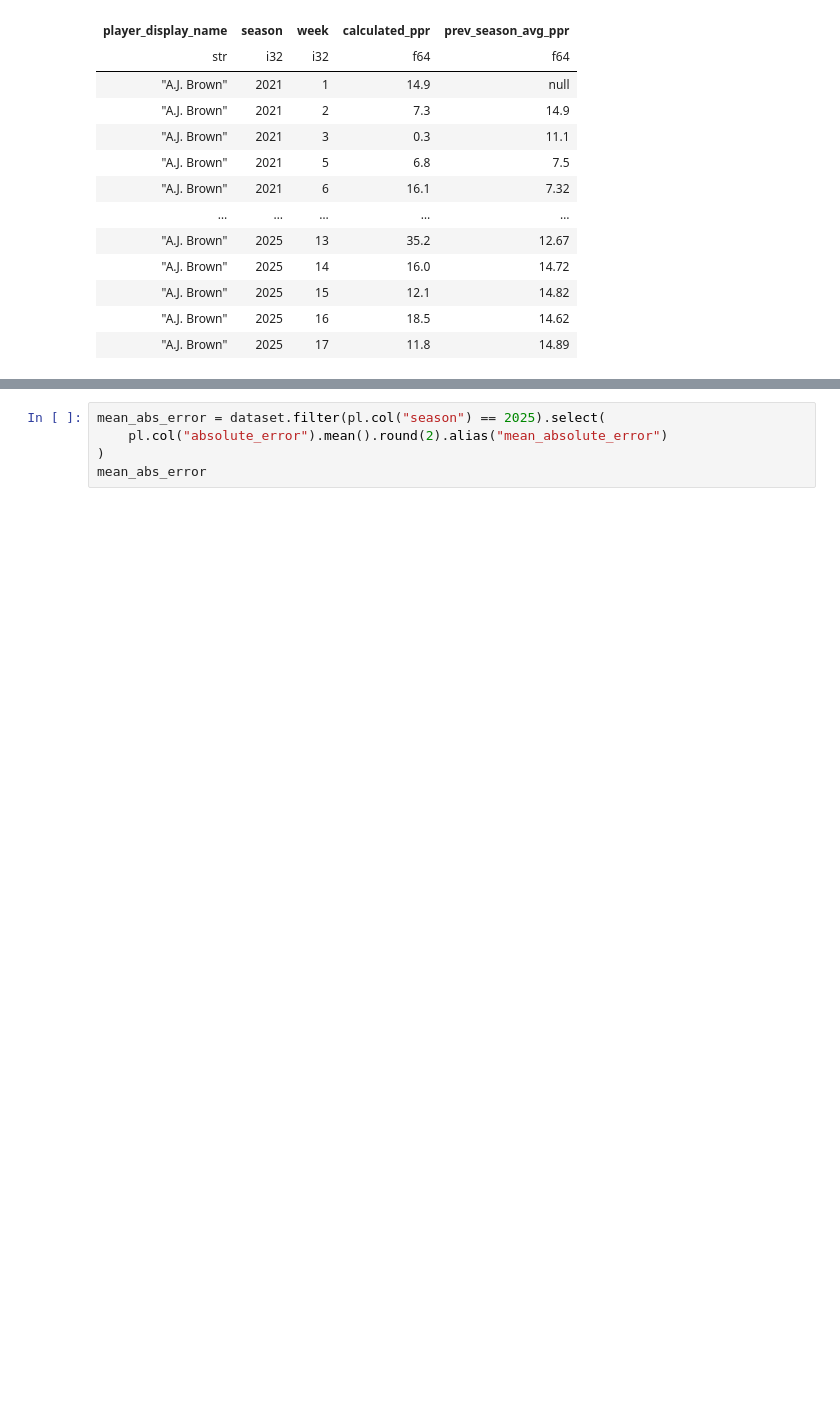
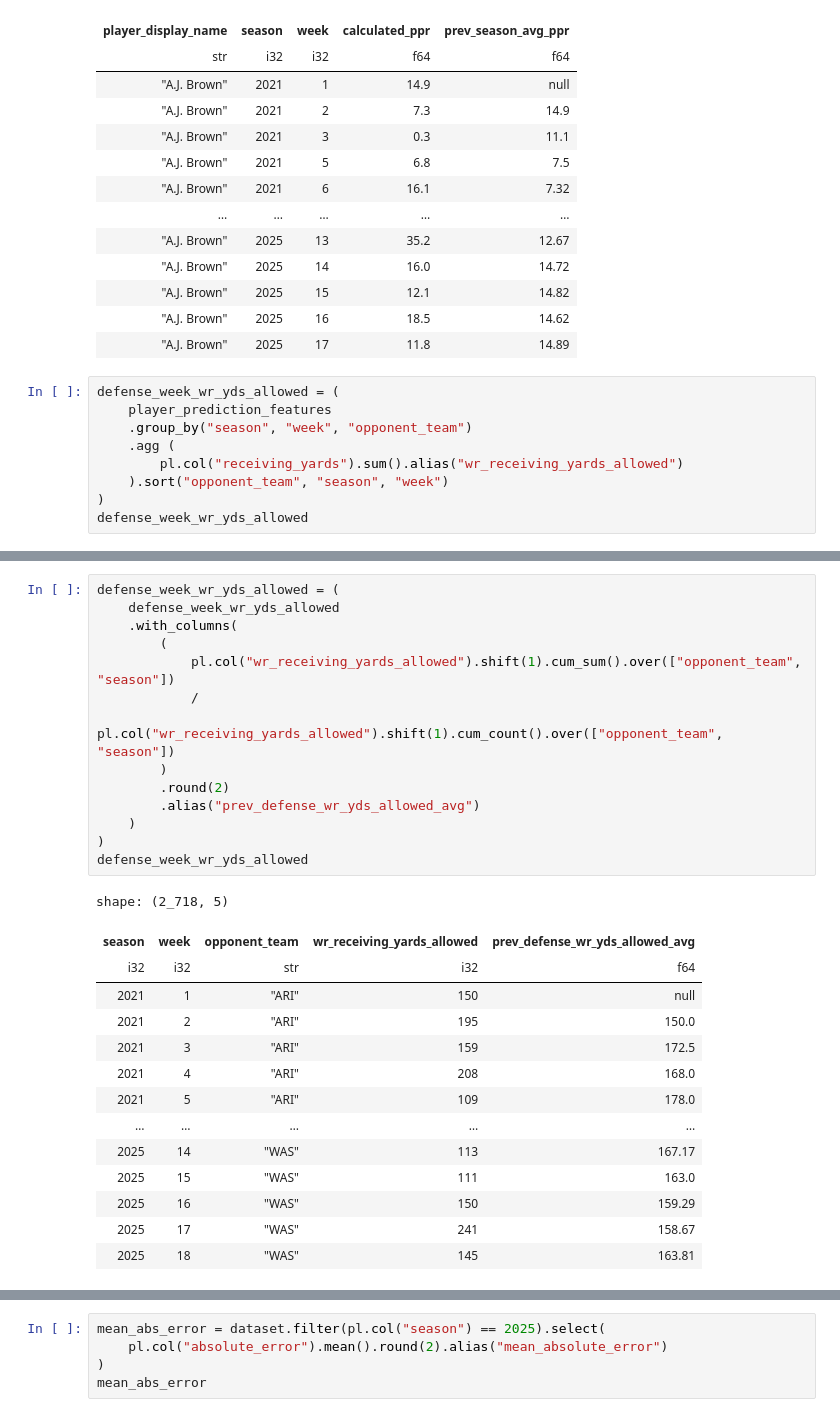
Before and after one commit to samarthsarda9/fantasy-football-project, a Jupyter notebook: notebooks/03_further_engineering.ipynb, the cells around one changed output, grey strips where cells are left out. Cells and saved outputs as stored; diff of their text form; blank space fills up the shorter version.

```diff
--- a/notebooks/03_further_engineering.ipynb
+++ b/notebooks/03_further_engineering.ipynb
@@ -205,3 +206,12 @@ shape: (75, 5)
 | "A.J. Brown" | 2025 | 15 | 12.1 | 14.82 |
 | "A.J. Brown" | 2025 | 16 | 18.5 | 14.62 |
 | "A.J. Brown" | 2025 | 17 | 11.8 | 14.89 |
+# %%
+defense_week_wr_yds_allowed = (
+    player_prediction_features
+    .group_by("season", "week", "opponent_team")
+    .agg (
+        pl.col("receiving_yards").sum().alias("wr_receiving_yards_allowed")
+    ).sort("opponent_team", "season", "week")
+)
+defense_week_wr_yds_allowed
@@ -207,0 +233,29 @@ shape: (75, 5)
+# %%
+defense_week_wr_yds_allowed = (
+    defense_week_wr_yds_allowed
+    .with_columns(
+        (
+            pl.col("wr_receiving_yards_allowed").shift(1).cum_sum().over(["opponent_team", "season"])
+            /
+            pl.col("wr_receiving_yards_allowed").shift(1).cum_count().over(["opponent_team", "season"])
+        )
+        .round(2)
+        .alias("prev_defense_wr_yds_allowed_avg")
+    )
+)
+defense_week_wr_yds_allowed
+# %% [output]
+shape: (2_718, 5)
+| season | week | opponent_team | wr_receiving_yards_allowed | prev_defense_wr_yds_allowed_avg |
+| i32 | i32 | str | i32 | f64 |
+| 2021 | 1 | "ARI" | 150 | null |
+| 2021 | 2 | "ARI" | 195 | 150.0 |
+| 2021 | 3 | "ARI" | 159 | 172.5 |
+| 2021 | 4 | "ARI" | 208 | 168.0 |
+| 2021 | 5 | "ARI" | 109 | 178.0 |
+| … | … | … | … | … |
+| 2025 | 14 | "WAS" | 113 | 167.17 |
+| 2025 | 15 | "WAS" | 111 | 163.0 |
+| 2025 | 16 | "WAS" | 150 | 159.29 |
+| 2025 | 17 | "WAS" | 241 | 158.67 |
+| 2025 | 18 | "WAS" | 145 | 163.81 |
```
Also changed, not shown: parts of 18 cells of this notebook, 2 other files.
